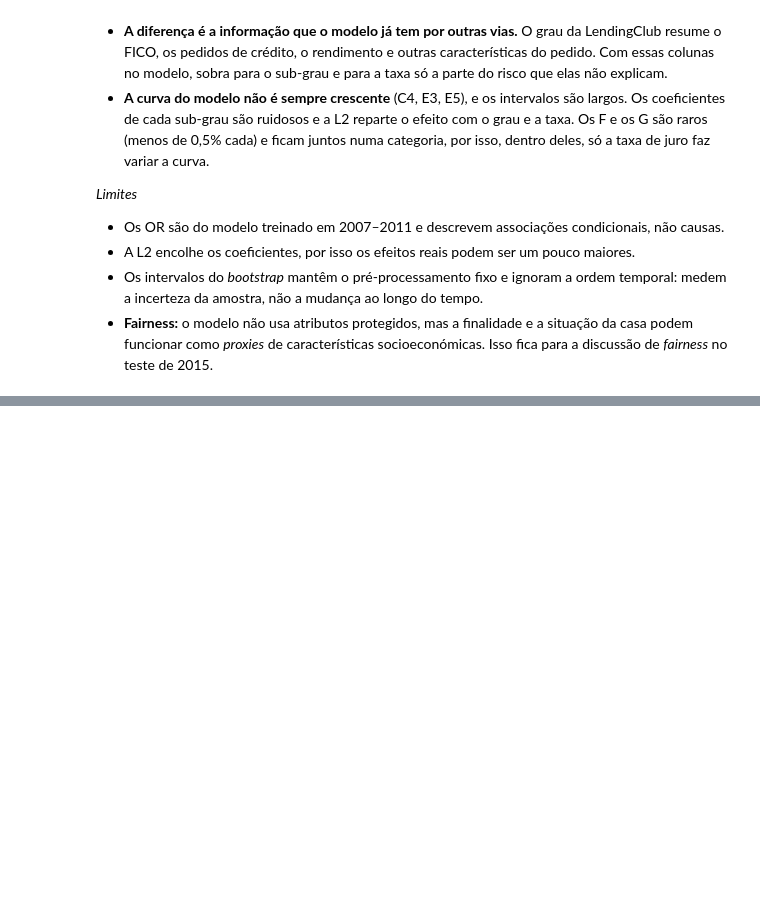
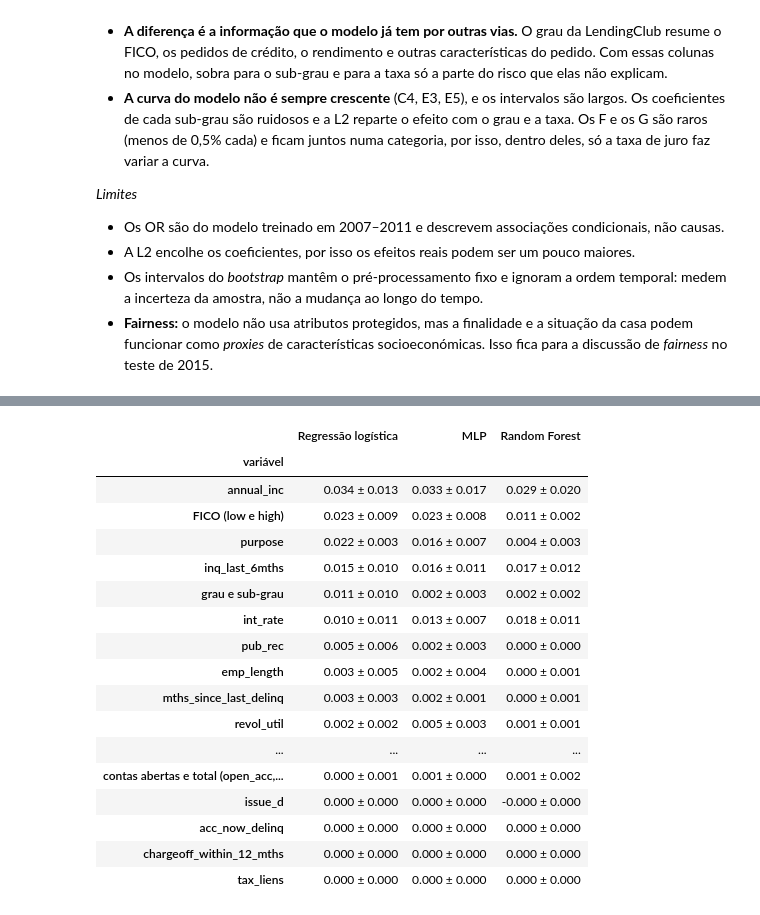
Before and after one commit to JoaoPSVieira/projeto-cd-lending-club, a Jupyter notebook: notebooks/04c_classificacao.ipynb, the cells around one changed output, grey strips where cells are left out. Saved outputs shown, nothing was run; the diff lists cells and outputs as text; code cells hidden in the pictures; blank space fills up the shorter version.

```diff
--- a/notebooks/04c_classificacao.ipynb
+++ b/notebooks/04c_classificacao.ipynb
@@ -1518,0 +1556,35 @@ grade_odds.round(3)
+# %%
+# Importância por permutação, fora do fold, nas colunas originais com informação nesta coorte
+raw = [c for c in runner.columns if ordered[c].nunique(dropna=False) > 1]
+RAW_GROUPS = {"FICO (low e high)": ["fico_range_low", "fico_range_high"],
+              "grau e sub-grau": ["grade", "sub_grade"],
+              "montante, financiado e prestação": ["loan_amnt", "funded_amnt", "installment"],
+              "contas abertas e total (open_acc, total_acc)": ["open_acc", "total_acc"]}
+in_groups = {c for columns in RAW_GROUPS.values() for c in columns}
+perm_groups = {**RAW_GROUPS, **{c: [c] for c in raw if c not in in_groups}}
+print(f"{len(raw)} colunas originais com informação ({len(runner.columns) - len(raw)} vazias ou constantes); "
+      f"{len(perm_groups)} grupos a baralhar")
+
+PERM_MODELS = ["Regressão logística", "MLP", "Random Forest"]
+N_REPEATS = 3
+rng = np.random.default_rng(config.RANDOM_SEED)
+rows = []
+for fold, (tr, va) in enumerate(runner.splitter.split(ordered["issue_d"]), start=1):
+    X_va, y_va = ordered[runner.columns].iloc[va], is_default.iloc[va].to_numpy()
+    for name in PERM_MODELS:
+        pipe = runner.refit(ordered.iloc[tr], specs[name])    # a configuração escolhida, só com o passado
+        base = roc_auc_score(y_va, positive_proba(pipe, X_va))
+        for group, columns in perm_groups.items():
+            drops = []
+            for _ in range(N_REPEATS):
+                shuffled, order_ = X_va.copy(), rng.permutation(len(X_va))
+                for c in columns:
+                    shuffled[c] = X_va[c].to_numpy()[order_]
+                drops.append(base - roc_auc_score(y_va, positive_proba(pipe, shuffled)))
+            rows.append({"fold": fold, "modelo": name, "variável": group, "AUC": base,
+                         "queda da AUC": np.mean(drops)})
+importance = pd.DataFrame(rows)
+importance.to_csv(runner.results_dir / "classification_permutation_importance.csv", index=False)
+
+# AUC de cada modelo em cada fold (igual à do runner)
+importance.drop_duplicates(["fold", "modelo"]).pivot(index="modelo", columns="fold", values="AUC").round(3)
@@ -1518,0 +1598,25 @@ grade_odds.round(3)
+# %%
+# Queda da AUC (média ± desvio nos 3 folds), ordenada pela logística
+summary_imp = importance.groupby(["variável", "modelo"])["queda da AUC"].agg(["mean", "std"]).unstack("modelo")
+summary_imp = summary_imp.sort_values(("mean", "Regressão logística"), ascending=False)
+pd.DataFrame({name: [format_mean_std(m, s) for m, s in zip(summary_imp[("mean", name)], summary_imp[("std", name)])]
+              for name in PERM_MODELS}, index=summary_imp.index).head(20)
+# %% [output]
+|  | Regressão logística | MLP | Random Forest |
+| variável |  |  |  |
+| annual_inc | 0.034 ± 0.013 | 0.033 ± 0.017 | 0.029 ± 0.020 |
+| FICO (low e high) | 0.023 ± 0.009 | 0.023 ± 0.008 | 0.011 ± 0.002 |
+| purpose | 0.022 ± 0.003 | 0.016 ± 0.007 | 0.004 ± 0.003 |
+| inq_last_6mths | 0.015 ± 0.010 | 0.016 ± 0.011 | 0.017 ± 0.012 |
+| grau e sub-grau | 0.011 ± 0.010 | 0.002 ± 0.003 | 0.002 ± 0.002 |
+| int_rate | 0.010 ± 0.011 | 0.013 ± 0.007 | 0.018 ± 0.011 |
+| pub_rec | 0.005 ± 0.006 | 0.002 ± 0.003 | 0.000 ± 0.000 |
+| emp_length | 0.003 ± 0.005 | 0.002 ± 0.004 | 0.000 ± 0.001 |
+| mths_since_last_delinq | 0.003 ± 0.003 | 0.002 ± 0.001 | 0.000 ± 0.001 |
+| revol_util | 0.002 ± 0.002 | 0.005 ± 0.003 | 0.001 ± 0.001 |
+| ... | ... | ... | ... |
+| contas abertas e total (open_acc,... | 0.000 ± 0.001 | 0.001 ± 0.000 | 0.001 ± 0.002 |
+| issue_d | 0.000 ± 0.000 | 0.000 ± 0.000 | -0.000 ± 0.000 |
+| acc_now_delinq | 0.000 ± 0.000 | 0.000 ± 0.000 | 0.000 ± 0.000 |
+| chargeoff_within_12_mths | 0.000 ± 0.000 | 0.000 ± 0.000 | 0.000 ± 0.000 |
+| tax_liens | 0.000 ± 0.000 | 0.000 ± 0.000 | 0.000 ± 0.000 |
```
Also changed, not shown: parts of 6 cells of this notebook, 3 other files.
